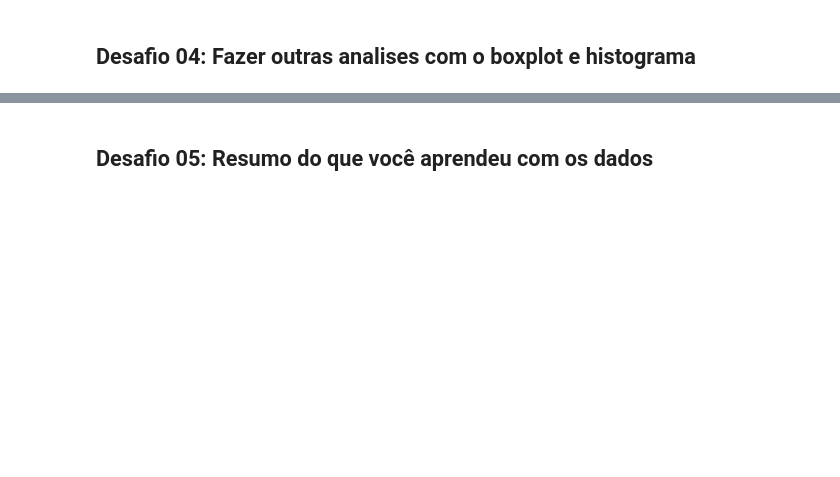
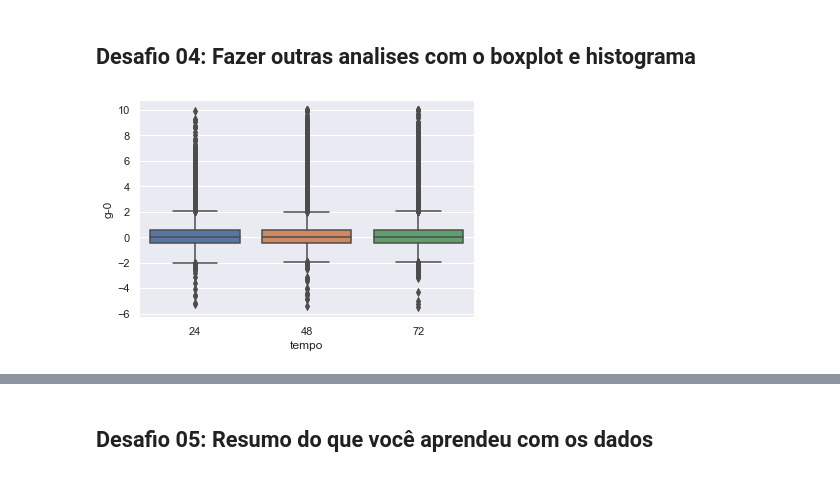
Before and after one commit to guilhermebap/Data-science-personal-study, a Jupyter notebook: Alura/imersaodados3/Imersão_Dados.ipynb, the cells around one changed output, grey strips where cells are left out. Drawn from its saved outputs; the diff is of its cells as text; code cells hidden in the pictures; blank space fills up the shorter version.

```diff
--- a/Alura/imersaodados3/Imersão_Dados.ipynb
+++ b/Alura/imersaodados3/Imersão_Dados.ipynb
@@ -310,2 +318,7 @@ plt.show()
 # %% [markdown]
 ## Desafio 04: Fazer outras analises com o boxplot e histograma
+# %%
+sns.boxplot(x='tempo', y='g-0',data=dados)
+plt.show()
+# %% [output]
+[figure, added]
```
Also changed, not shown: parts of 35 cells of this notebook.
